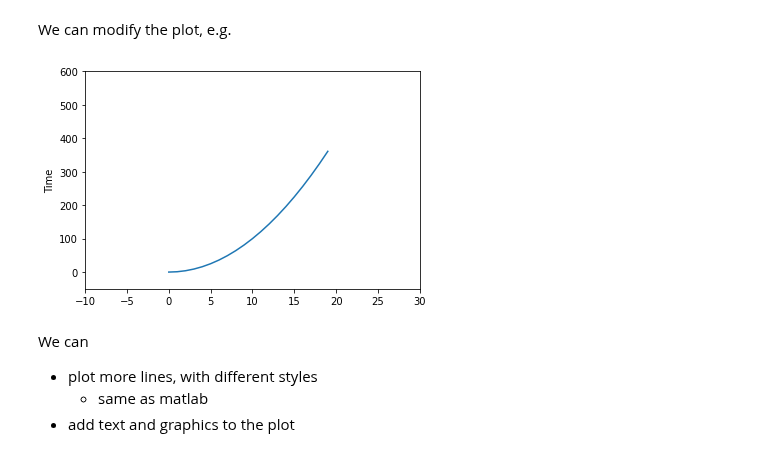
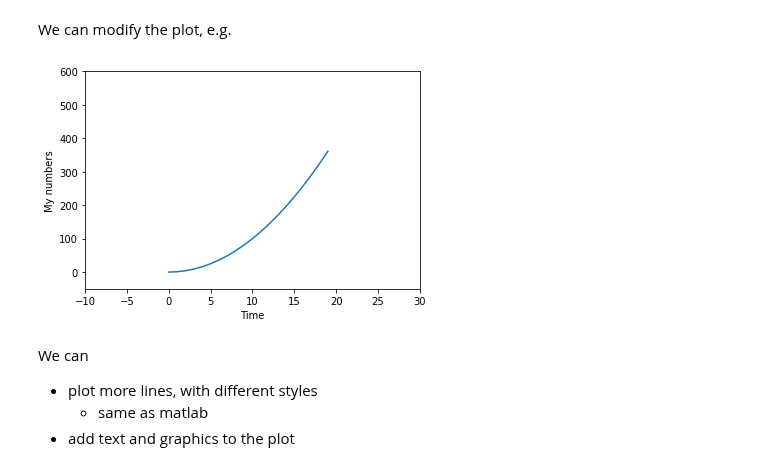
Before and after one commit to EMbeDS-education/StatsAndComputing20212022, a Jupyter notebook: PDA/jupyter/jupyterNotebooks/03Collections.ipynb, the cells around one changed output. Drawn from its saved outputs; the diff is of its cells as text; code cells hidden in the pictures.

```diff
--- a/PDA/jupyter/jupyterNotebooks/03Collections.ipynb
+++ b/PDA/jupyter/jupyterNotebooks/03Collections.ipynb
@@ -635,11 +733,11 @@ We can modify the plot, e.g.
 # %%
 plt.plot(x,y)
 plt.ylabel('My numbers')
-plt.ylabel('Time')
+plt.xlabel('Time')
 plt.axis([-10, 30, -50, 600])
 plt.show()
 # %% [output]
-[figure, old version]
+[figure, new version]
 # %% [markdown]
 We can
 * plot more lines, with different styles
```
Also changed, not shown: parts of 47 cells of this notebook, 1 other file.
